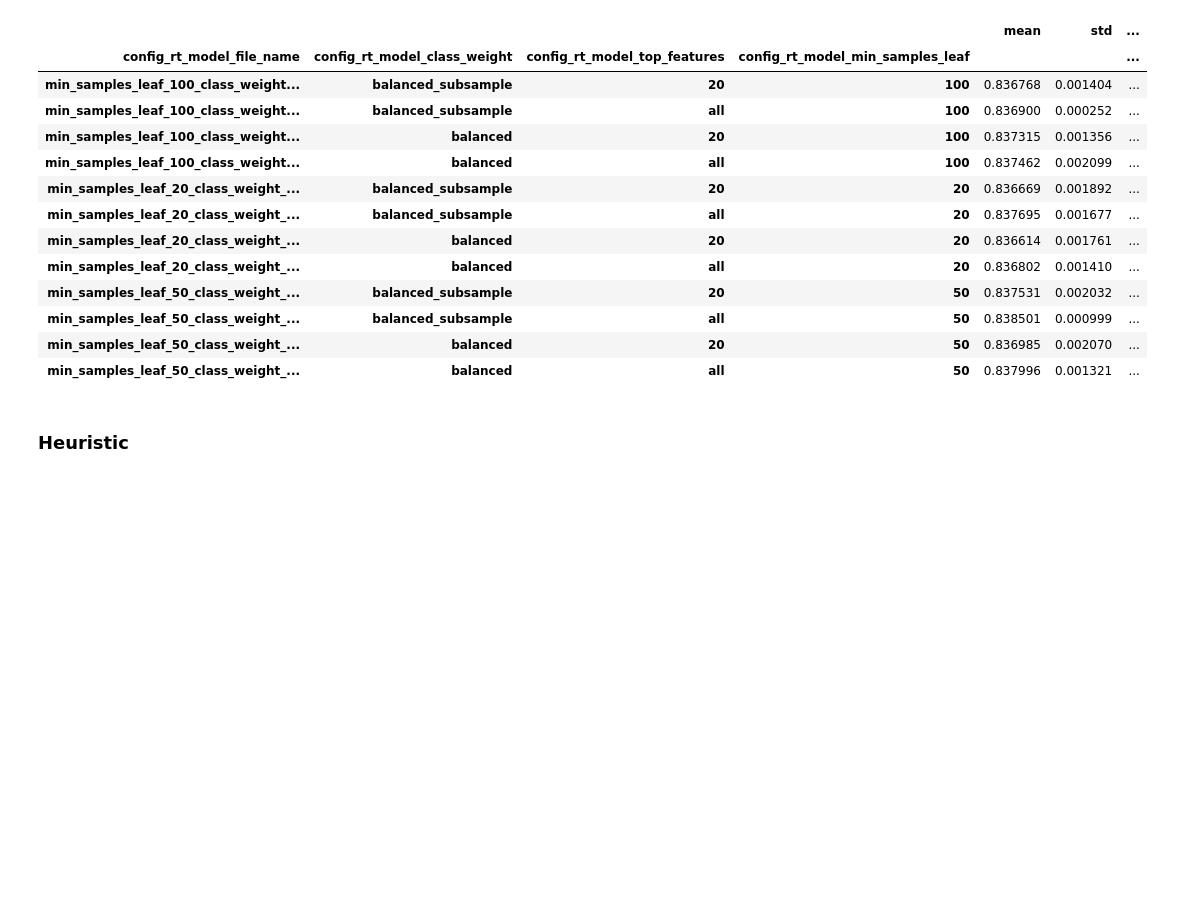
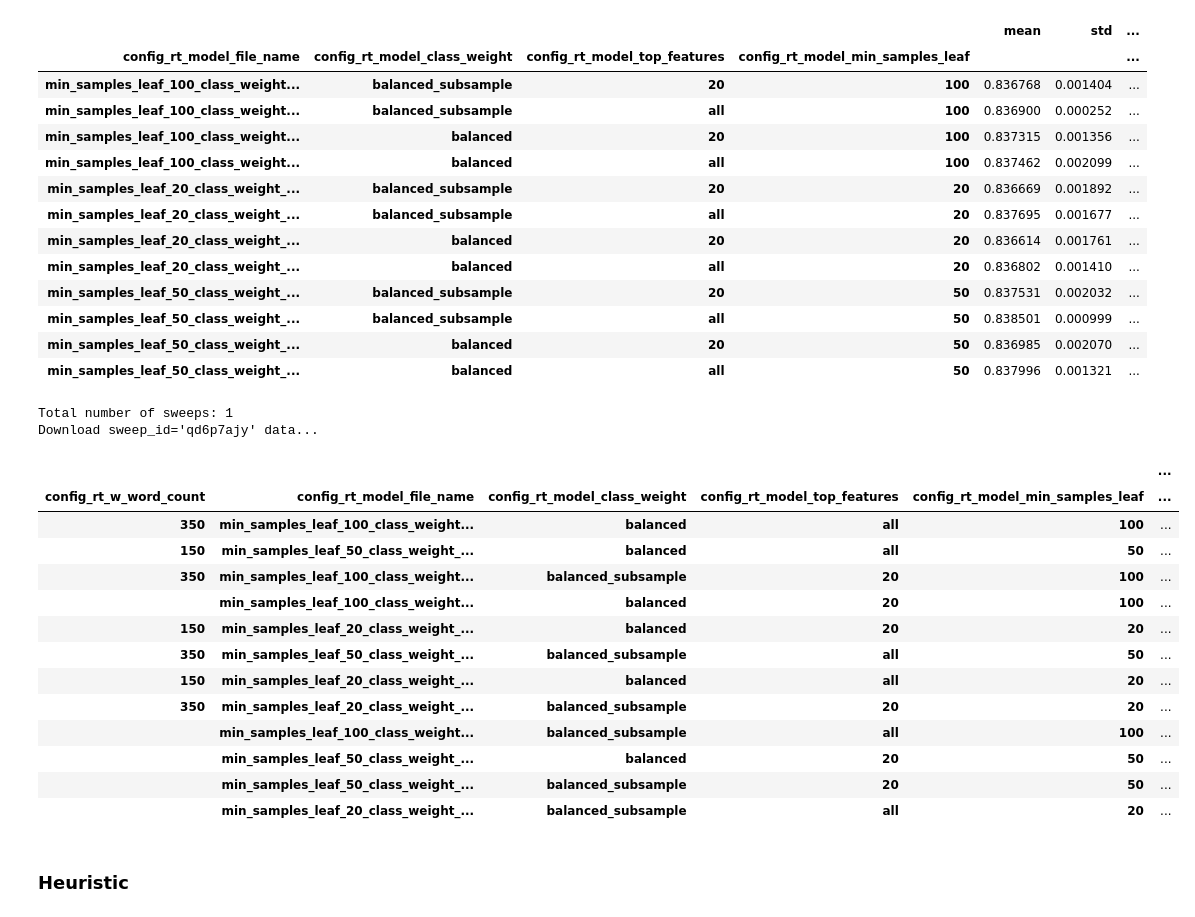
Before and after one commit to maayan-aytek/RtHumanChoicePredictionNLP, a Jupyter notebook: Notebooks_maayan-aytek/our_analyze_results.ipynb, the cells around one changed output. Drawn from its saved outputs; the diff is of its cells as text; code cells hidden in the pictures; blank space fills up the shorter version.

```diff
--- a/Notebooks_maayan-aytek/our_analyze_results.ipynb
+++ b/Notebooks_maayan-aytek/our_analyze_results.ipynb
@@ -122,6 +122,26 @@ Download sweep_id='42wibgw1' data...
 | min_samples_leaf_50_class_weight_... | balanced_subsample | all | 50 | 0.838501 | 0.000999 | ... |
 | min_samples_leaf_50_class_weight_... | balanced | 20 | 50 | 0.836985 | 0.002070 | ... |
 | min_samples_leaf_50_class_weight_... | balanced | all | 50 | 0.837996 | 0.001321 | ... |
+# %%
+sweep_results = result_metric(["qd6p7ajy"], "LLMs", drop_HPT=False, epoch='best', dummy_group=False, model=True)
+sweep_results.sort_values(by="mean", ascending=False)
+# %% [output]
+Total number of sweeps: 1
+Download sweep_id='qd6p7ajy' data...
+|  |  |  |  |  | ... |
+| config_rt_w_word_count | config_rt_model_file_name | config_rt_model_class_weight | config_rt_model_top_features | config_rt_model_min_samples_leaf | ... |
+| 350 | min_samples_leaf_100_class_weight... | balanced | all | 100 | ... |
+| 150 | min_samples_leaf_50_class_weight_... | balanced | all | 50 | ... |
+| 350 | min_samples_leaf_100_class_weight... | balanced_subsample | 20 | 100 | ... |
+|  | min_samples_leaf_100_class_weight... | balanced | 20 | 100 | ... |
+| 150 | min_samples_leaf_20_class_weight_... | balanced | 20 | 20 | ... |
+| 350 | min_samples_leaf_50_class_weight_... | balanced_subsample | all | 50 | ... |
+| 150 | min_samples_leaf_20_class_weight_... | balanced | all | 20 | ... |
+| 350 | min_samples_leaf_20_class_weight_... | balanced_subsample | 20 | 20 | ... |
+|  | min_samples_leaf_100_class_weight... | balanced_subsample | all | 100 | ... |
+|  | min_samples_leaf_50_class_weight_... | balanced | 20 | 50 | ... |
+|  | min_samples_leaf_50_class_weight_... | balanced_subsample | 20 | 50 | ... |
+|  | min_samples_leaf_20_class_weight_... | balanced_subsample | all | 20 | ... |
 # %% [markdown]
 ### Heuristic
 # %%
```
Also changed, not shown: parts of 4 cells of this notebook, 5 other files.
